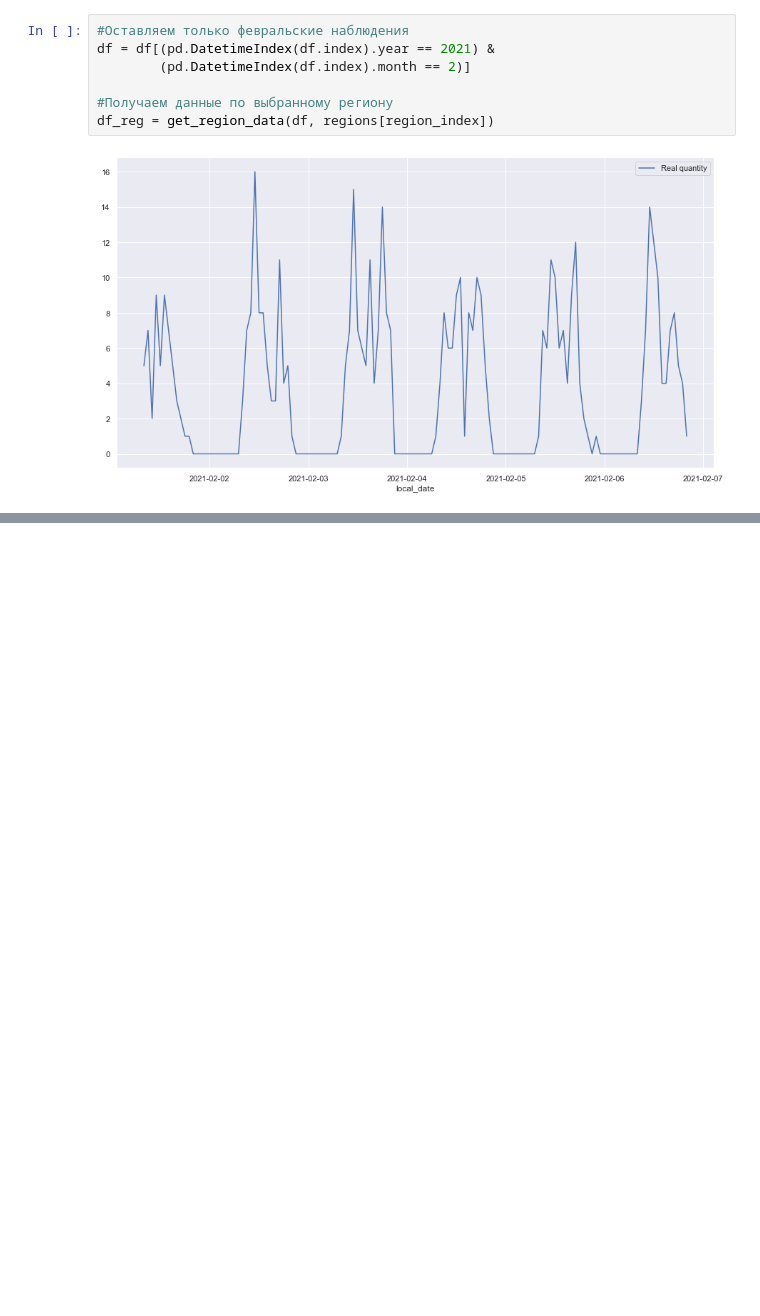
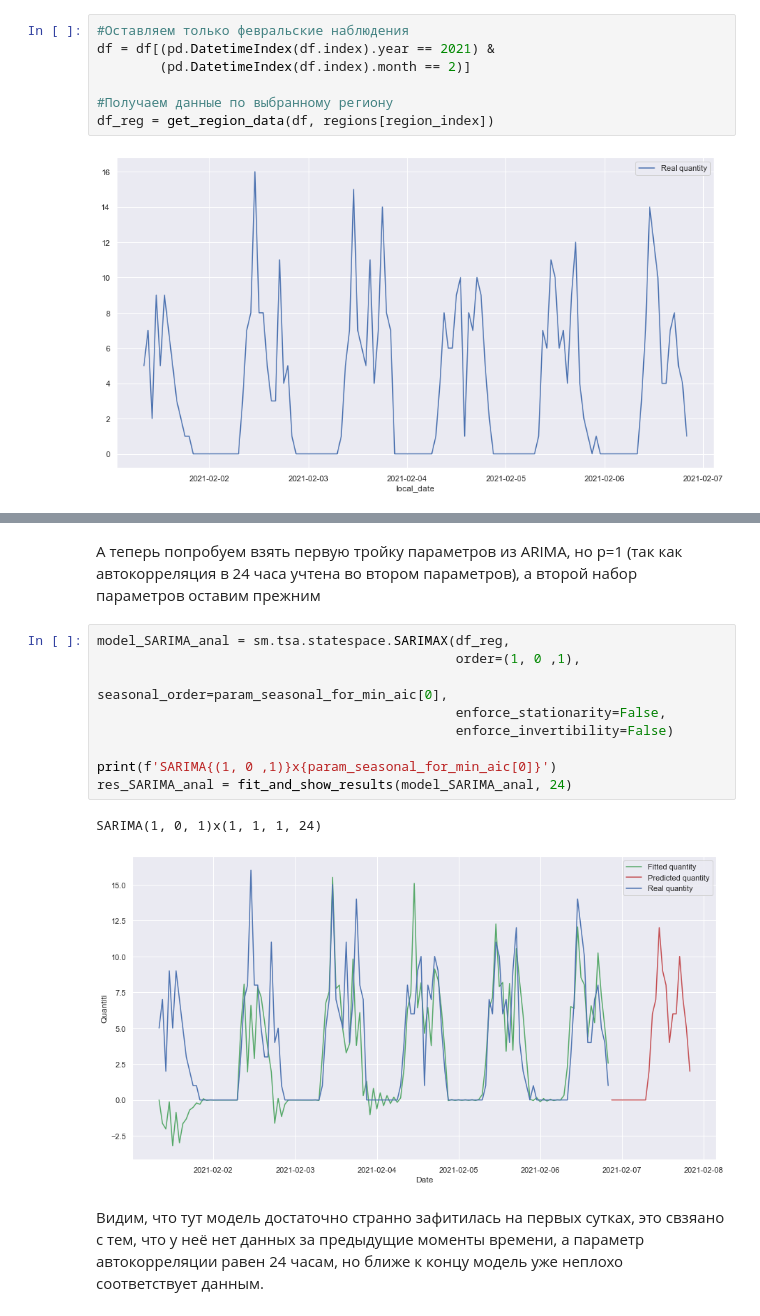
Before and after one commit to tosharybkin/EPROMO_TEST, a Jupyter notebook: notebooks/Notebook_Cola.ipynb, the cells around one changed output, grey strips where cells are left out. Saved outputs shown, nothing was run; the diff lists cells and outputs as text; blank space fills up the shorter version.

```diff
--- a/notebooks/Notebook_Cola.ipynb
+++ b/notebooks/Notebook_Cola.ipynb
@@ -241,3 +259,19 @@ res_SARIMA = fit_and_show_results(model_SARIMA, 24)
 # %% [output]
 SARIMA(0, 1, 1)x(1, 1, 1, 24) - AIC:389.83077108970764
 [figure]
+# %% [markdown]
+А теперь попробуем взять первую тройку параметров из ARIMA, но p=1 (так как автокорреляция в 24 часа учтена во втором параметров), а второй набор параметров оставим прежним
+# %%
+model_SARIMA_anal = sm.tsa.statespace.SARIMAX(df_reg,
+                                              order=(1, 0 ,1),
+                                              seasonal_order=param_seasonal_for_min_aic[0],
+                                              enforce_stationarity=False,
+                                              enforce_invertibility=False)
+
+print(f'SARIMA{(1, 0 ,1)}x{param_seasonal_for_min_aic[0]}')
+res_SARIMA_anal = fit_and_show_results(model_SARIMA_anal, 24)
+# %% [output]
+SARIMA(1, 0, 1)x(1, 1, 1, 24)
+[figure, added]
+# %% [markdown]
+Видим, что тут модель достаточно странно зафитилась на первых сутках, это свзяано с тем, что у неё нет данных за предыдущие моменты времени, а параметр автокорреляции равен 24 часам, но ближе к концу модель уже неплохо соответствует данным.
```
Also changed, not shown: parts of 19 cells of this notebook, 1 other file.
